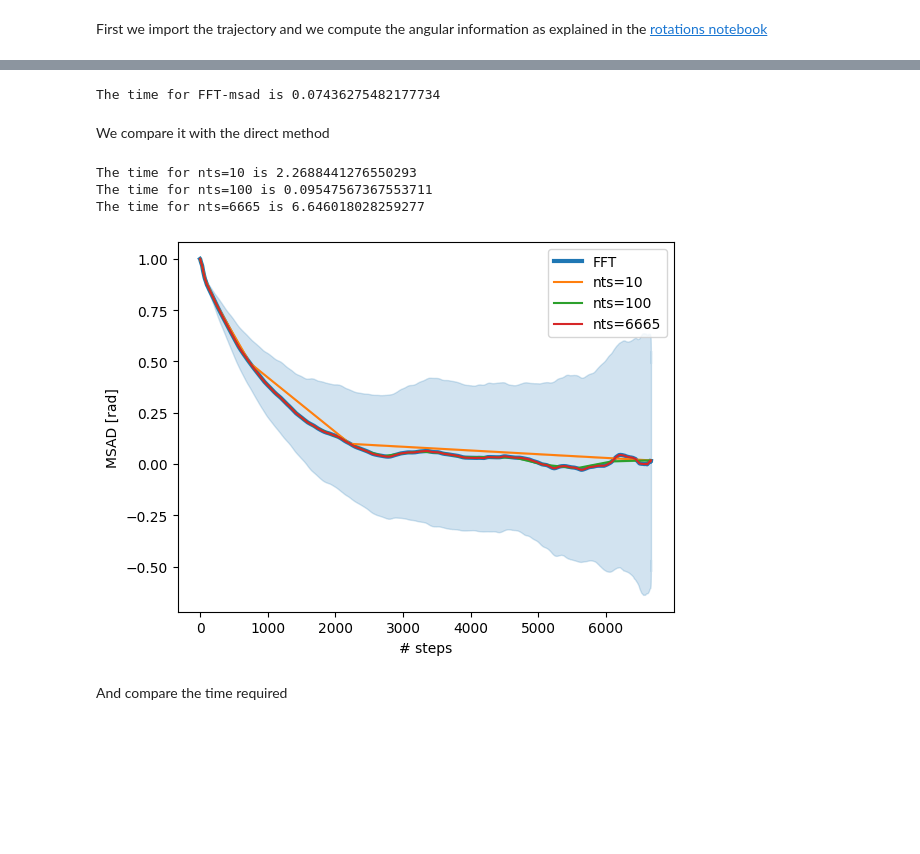
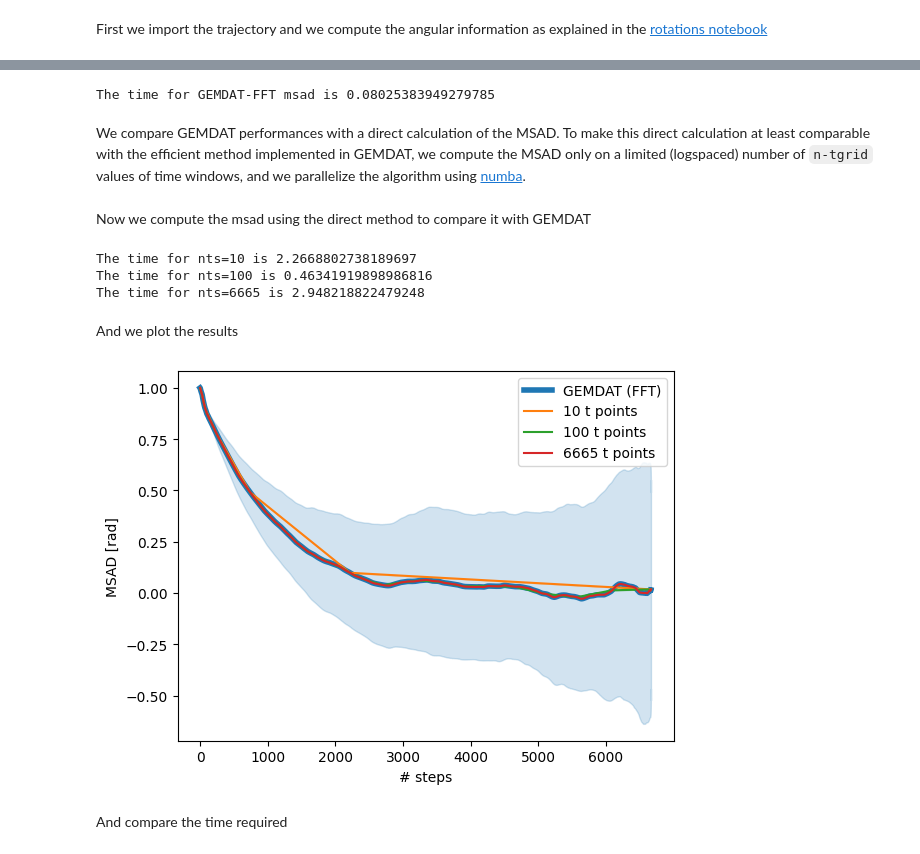
Before and after one commit to GEMDAT-repos/gemdat-notebooks, a Jupyter notebook: msd.ipynb, the cells around one changed output, grey strips where cells are left out. Saved outputs shown, nothing was run; the diff lists cells and outputs as text; code cells hidden in the pictures; blank space fills up the shorter version.

```diff
--- a/msd.ipynb
+++ b/msd.ipynb
@@ -143,18 +195,44 @@ Now we can compute the MSAD using the default FFT method
 # %%
 time_0 = time.time()
-fft_msad, tgrid_fft = mean_squared_angular_displacement(normalized_direct_cart)
+fft_msad = mean_squared_angular_displacement(normalized_direct_cart)
 fft_msad_std = fft_msad.std(axis=0)
 fft_msad = fft_msad.mean(axis=0)
+tgrid_fft = np.arange(fft_msad.shape[0])
 time_fft = time.time()-time_0
-print('The time for FFT-msad is', time_fft)
+print('The time for GEMDAT-FFT msad is', time_fft)
 # %% [output]
-The time for FFT-msad is 0.07436275482177734
+The time for GEMDAT-FFT msad is 0.08025383949279785
 # %% [markdown]
-We compare it with the direct method
+We compare GEMDAT performances with a direct calculation of the MSAD.
+To make this direct calculation at least comparable with the efficient method implemented in GEMDAT, we compute the MSAD only on a limited (logspaced) number of `n-tgrid` values of time windows, and we parallelize the algorithm using  [numba](https://numba.pydata.org/).
+# %%
+@njit(parallel=True)
+def _direct_msad(trajectory: np.ndarray,
+                 n_tgrid: int) -> tuple[np.ndarray, np.ndarray]:
+    """Compute the mean squared angular displacement using the direct
+    method."""
+    n_times, n_particles, n_coordinates = trajectory.shape
+
+    # Measure the MSAD only on a logspaced t grid
+    tgrid = np.empty(n_tgrid - 1, dtype=np.int32)
+    for i in range(n_tgrid - 1):
+        tgrid[i] = int(round(10**((i / (n_tgrid - 2)) *
+                                  np.log10(n_times - 1))))
+
+    tgrid = np.unique(tgrid)
+    msad = np.full((len(tgrid), n_particles), np.nan)
+    for k, dt in enumerate(tgrid):
+        autocorr = np.sum(trajectory[:-dt] * trajectory[dt:],
+                          axis=-1).astype(np.float32)
+        msad[k, :] = np.mean(autocorr)
+
+    return msad, tgrid
+# %% [markdown]
+Now we compute the msad using the direct method to compare it with GEMDAT
 # %%
 nts_values = [10, 100, 6665]
 nts_names = [str(x)+'points' for x in nts_values]
-nts_names.insert(0, 'FFT (all points)')
+nts_names.insert(0, 'GEMDAT(FFT)')
 msad_results = []
 msad_stds = []
 tgrids = []
@@ -162,9 +240,10 @@ time_results = []
 
 for nts in nts_values:
     time_0 = time.time()
-    nts_msad, tgrid = mean_squared_angular_displacement(normalized_direct_cart,n_tgrid=nts)
-    nts_msad_std = nts_msad.std(axis=0)
-    nts_msad = nts_msad.mean(axis=0)
+    nts_msad, tgrid = _direct_msad(normalized_direct_cart,n_tgrid=nts)
+    nts_msad = nts_msad/nts_msad[np.newaxis,0,:]
+    nts_msad_std = nts_msad.std(axis=1)
+    nts_msad = nts_msad.mean(axis=1)
     time_nstarts = time.time() - time_0
     print(f'The time for nts={nts} is', time_nstarts)
     msad_results.append(nts_msad)
@@ -172,26 +251,27 @@ for nts in nts_values:
     msad_stds.append(nts_msad_std)
     tgrids.append(tgrid)
 # %% [output]
-The time for nts=10 is 2.2688441276550293
-The time for nts=100 is 0.09547567367553711
-The time for nts=6665 is 6.646018028259277
+The time for nts=10 is 2.2668802738189697
+The time for nts=100 is 0.46341919898986816
+The time for nts=6665 is 2.948218822479248
+# %% [markdown]
+And we plot the results
 # %%
-# Plot the results
 import matplotlib.pyplot as plt
 fig, ax = plt.subplots()
-ax.plot(tgrid_fft, fft_msad, lw=3, label='FFT')
+ax.plot(tgrid_fft, fft_msad, lw=4, label='GEMDAT (FFT)')
 last_color = ax.lines[-1].get_color()
 ax.fill_between(tgrid_fft, fft_msad - fft_msad_std, fft_msad + fft_msad_std, color=last_color, alpha=0.2)
 for nts, msad, msad_std, tgrid in zip(nts_values, msad_results, msad_stds, tgrids):
-    ax.plot(tgrid, msad, label=f'nts={nts}')
+    ax.plot(tgrid, msad, label=f'{nts} t points')
     last_color = ax.lines[-1].get_color()
     ax.fill_between(tgrid, msad- msad_std, msad + msad_std, color=last_color, alpha=0.2)
 ax.set_xlabel('# steps')
 ax.set_ylabel('MSAD [rad]')
 ax.legend()
 plt.show()
 # %% [output]
-[figure, old version]
+[figure, new version]
 # %% [markdown]
 And compare the time required
 # %%
```
Also changed, not shown: parts of 19 cells of this notebook.
